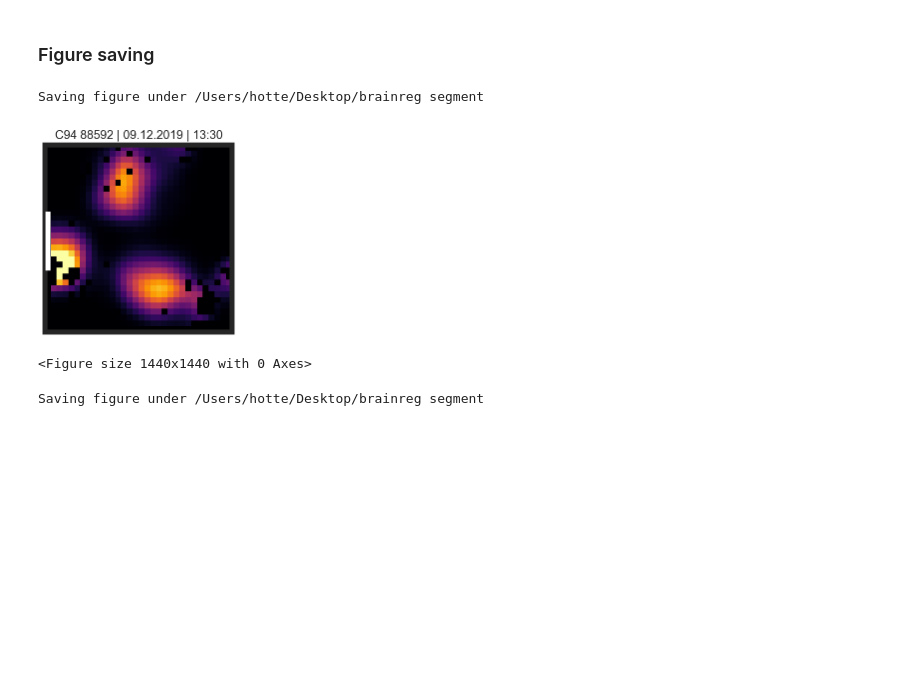
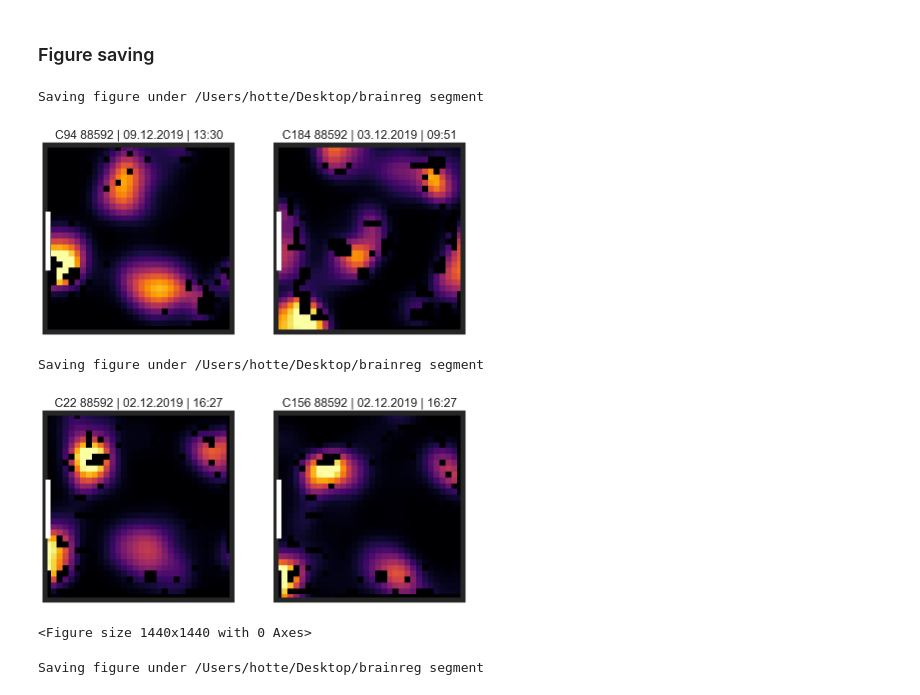
Before and after one commit to horsto/dj-imaging-plotter, a Jupyter notebook: notebooks/Plotting class for datajoint.ipynb, the cells around one changed output. Cells and saved outputs as stored; diff of their text form; code cells hidden in the pictures; blank space fills up the shorter version.

```diff
--- a/notebooks/Plotting class for datajoint.ipynb
+++ b/notebooks/Plotting class for datajoint.ipynb
@@ -45,15 +45,15 @@ plot.tracking(draw_speed=True, draw_angle=False)
 # Define some restrictions ...
 restriction_dict = {
     'map_params_id' : 'A',
-    'signal_type'   : 'spikes',
+    'signal_type'   : 'events',
 }
 # %%
-some_ratemaps = Session * Ratemap * GridScore  \
+some_tuningmaps = Recording * Ratemap * GridScore  \
                 & 'animal_name = "88592"' \
                 & 'gridscore > .9' \
                 & restriction_dict
 # %%
-keys = some_ratemaps.proj('gridscore').fetch(order_by='gridscore DESC')
+keys = some_tuningmaps.proj('gridscore').fetch(order_by='gridscore DESC')
 print(len(keys))
 # %% [output]
 317
@@ -75,15 +75,17 @@ Available attributes:
 # %% [markdown]
 ### Figure saving
 # %%
-save_path = '/Users/hotte/Desktop/brainreg segment'
+save_path = r'/Users/hotte/Desktop/brainreg segment'
 # %%
 # Initialize a plotter with `save_path` to auto-save figure to disk
-plot = dj_plotter(some_ratemaps, keys, total=1, plots_per_view=1, save_path=save_path, save_format='png')
-plot.ratemaps(hash_or_animal='animal', cue_card_pos='west', cmap='inferno')
+plot = dj_plotter(some_tuningmaps, keys, total=4, plots_per_view=2, save_path=save_path, save_format='png')
+plot.tuningmaps(hash_or_animal='animal', cue_card_pos='west', cmap='inferno')
 # %% [output]
 Saving figure under /Users/hotte/Desktop/brainreg segment
-[figure, old version]
+[figure, new version]
-<Figure size 1440x1440 with 0 Axes>
+Saving figure under /Users/hotte/Desktop/brainreg segment
+[figure, added]
+<Figure size 1440x1440 with 0 Axes>
 # %%
 plot.autocorr(hash_or_animal='animal', cue_card_pos='west', cmap='inferno')
 # %% [output]
```
Also changed, not shown: parts of 10 cells of this notebook, 7 other files.
